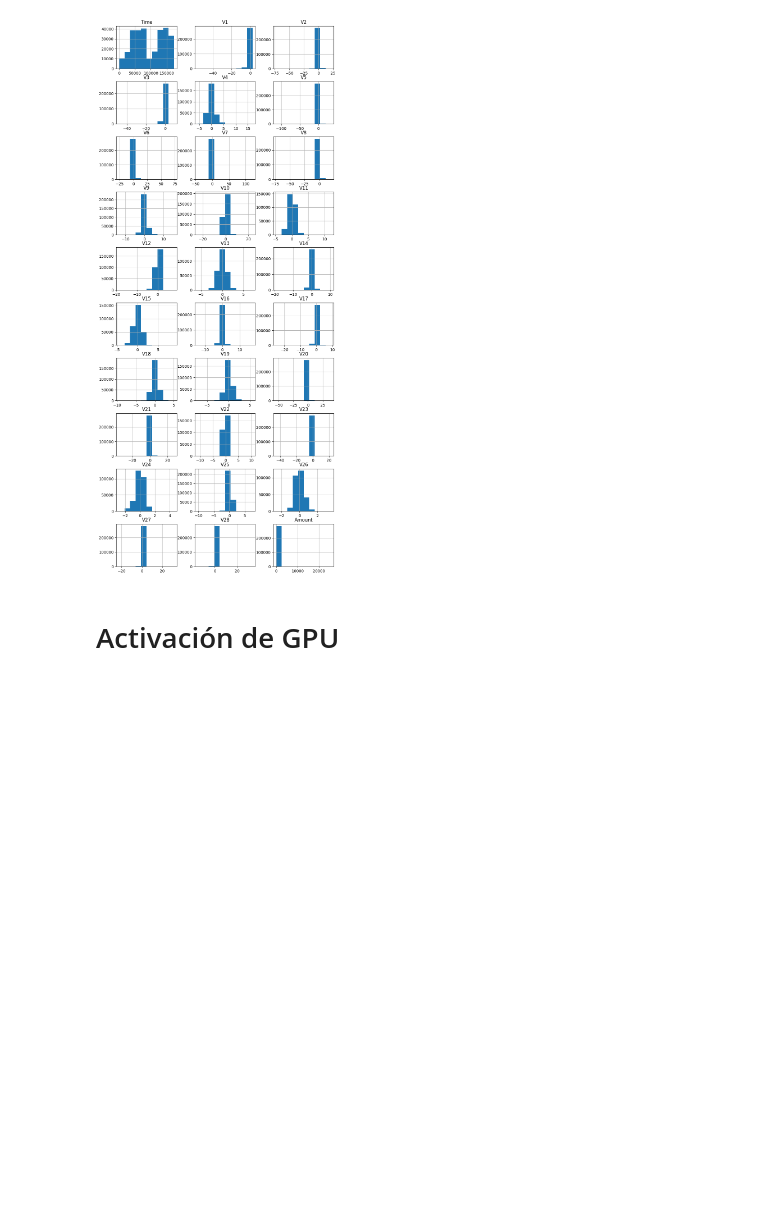
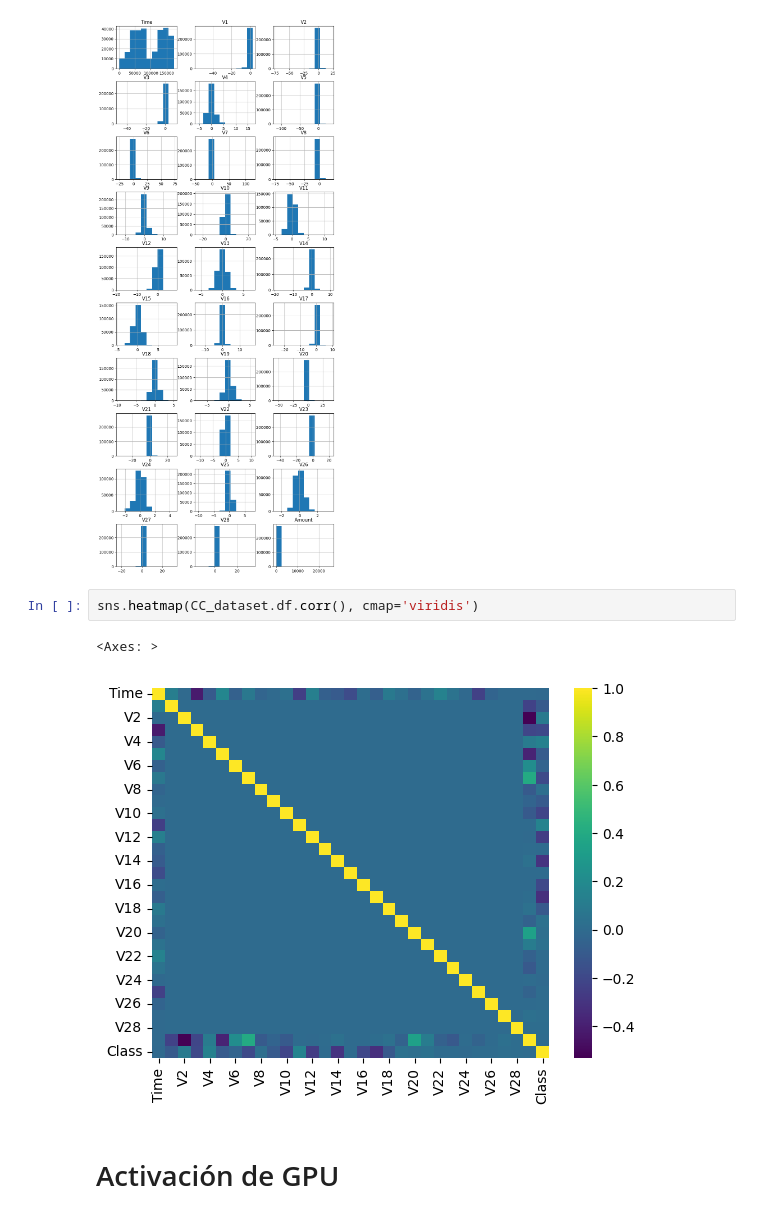
Before and after one commit to Laboratorios-2-MIT-MC/IA-Ciber, a Jupyter notebook: Prácticas/Práctica 1/P1_ENUNCIADO_NOTEBOOK.ipynb, the cells around one changed output. Cells and saved outputs as stored; diff of their text form; blank space fills up the shorter version.

Commit message:
Added heatmap and model definition

```diff
--- a/Prácticas/Práctica 1/P1_ENUNCIADO_NOTEBOOK.ipynb
+++ b/Prácticas/Práctica 1/P1_ENUNCIADO_NOTEBOOK.ipynb
@@ -204,6 +204,11 @@ array([[<Axes: title={'center': 'Time'}>, <Axes: title={'center': 'V1'}>,
        [<Axes: title={'center': 'V27'}>, <Axes: title={'center': 'V28'}>,
         <Axes: title={'center': 'Amount'}>]], dtype=object)
 [figure]
+# %%
+sns.heatmap(CC_dataset.df.corr(), cmap='viridis')
+# %% [output]
+<Axes: >
+[figure, added]
 # %% [markdown]
 # Activación de GPU
 # %%
```
Also changed, not shown: parts of 2 cells of this notebook.
